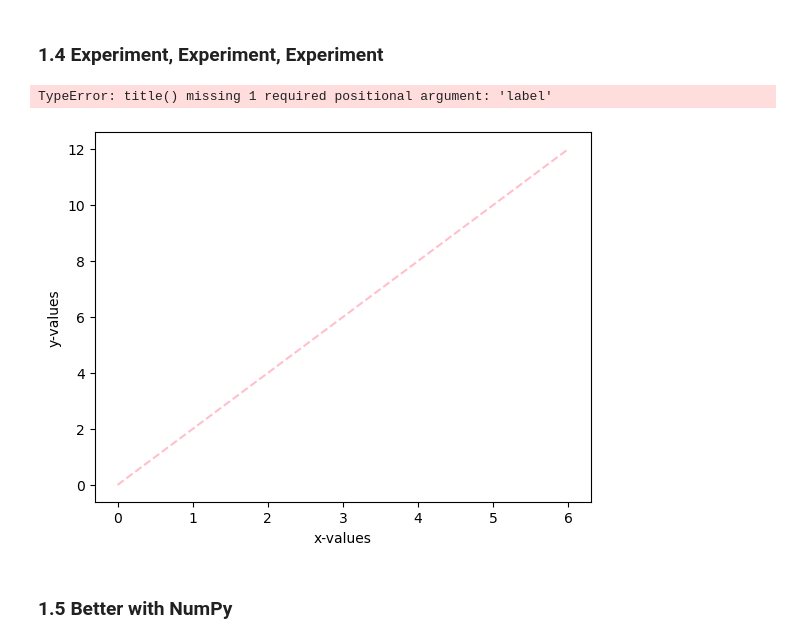
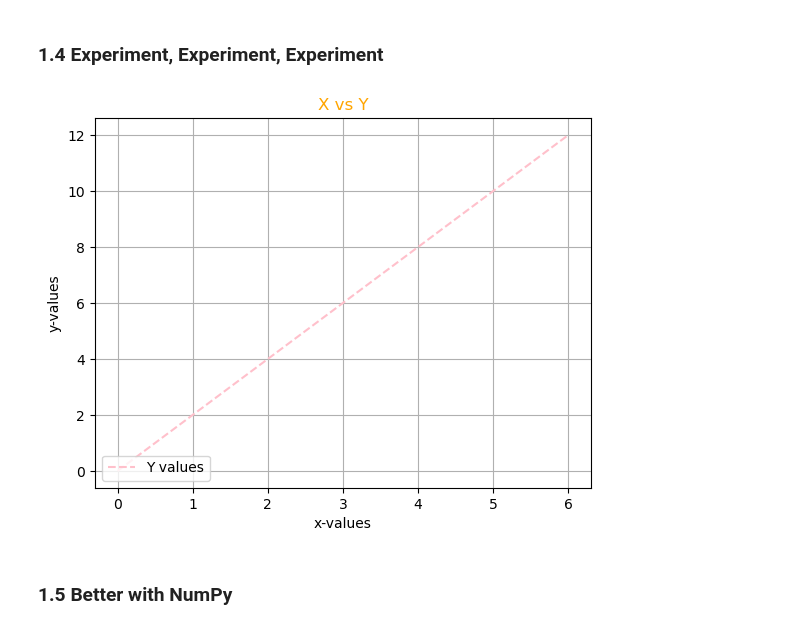
Before and after one commit to SPS-SP2273/learning-portfolio-nikitakunchur, a Jupyter notebook: plotting/plotting_(need).ipynb, the cells around one changed output. Saved outputs shown, nothing was run; the diff lists cells and outputs as text; code cells hidden in the pictures.

Commit message:
plotting_need

```diff
--- a/plotting/plotting_(need).ipynb
+++ b/plotting/plotting_(need).ipynb
@@ -73,21 +73,20 @@ plt.show()
 # %%
 
 # Some data for plotting
 x = [0, 1, 2, 3, 4, 5, 6]
 y_1 = [0, 2, 4, 6, 8, 10, 12]
 y_2 = [0, 3, 6, 9, 12, 15, 18]
 
 # Let's start plotting
 plt.plot(x, y_1, color='pink', linestyle='dashed', label='Y values')
 plt.xlabel('x-values')
 plt.ylabel('y-values')
-plt.title(title='X vs Y', colour ='orange')
+plt.title( 'X vs Y', color ='orange') # must use american english for color spelling
 plt.grid(alpha=1.0) # alpha affects transparency
-plt.legend(loc='upper left')
+plt.legend(loc='lower left') # change location need to use left, right, centre, lower, upper, if u dont specify loc then legend wont appear
 plt.show()
 # %% [output]
-TypeError: title() missing 1 required positional argument: 'label'
-[figure, old version]
+[figure, new version]
 # %% [markdown]
 ### 1.5 Better with NumPy
 # %%
```
Also changed, not shown: parts of 10 cells of this notebook, 2 other files.
